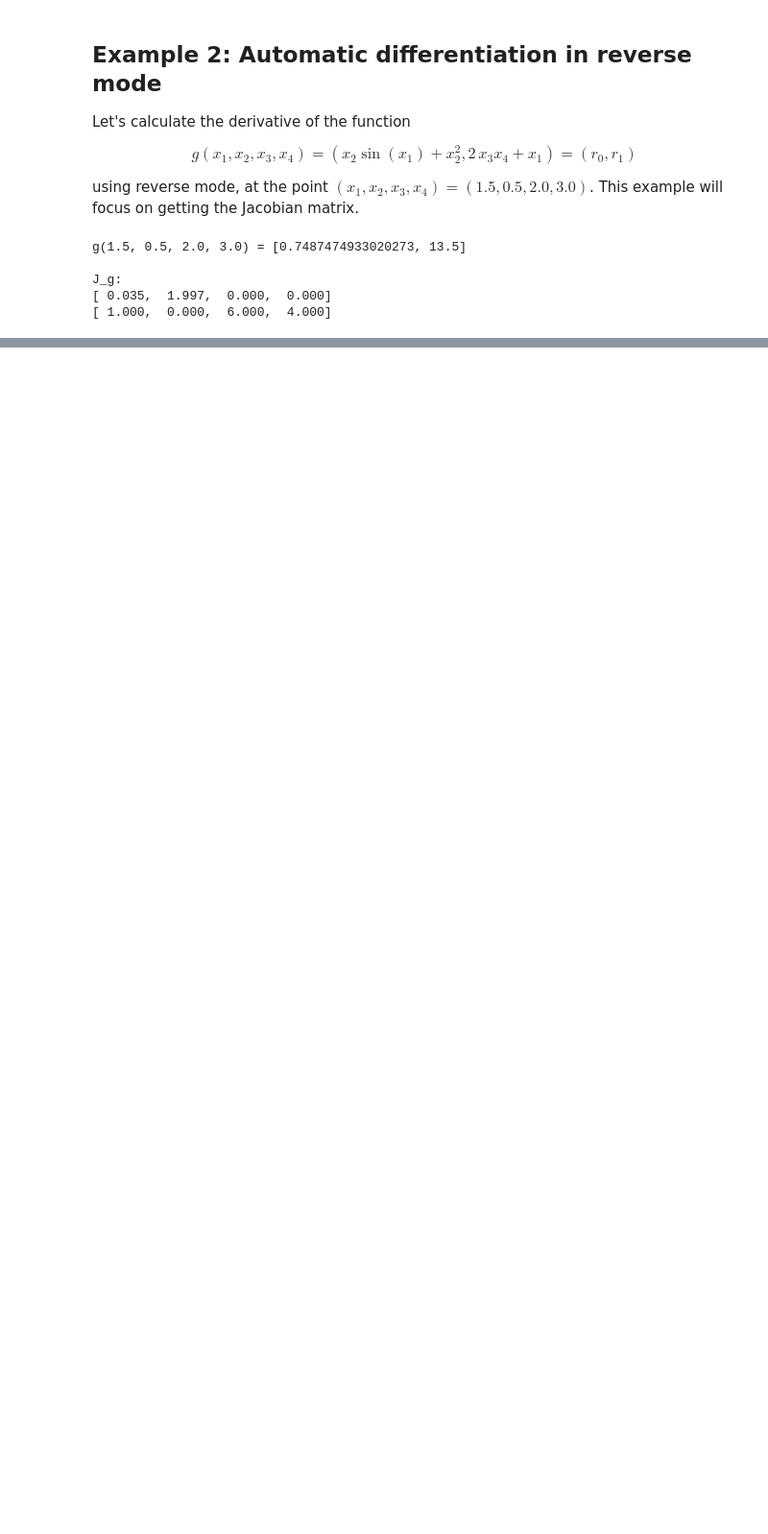
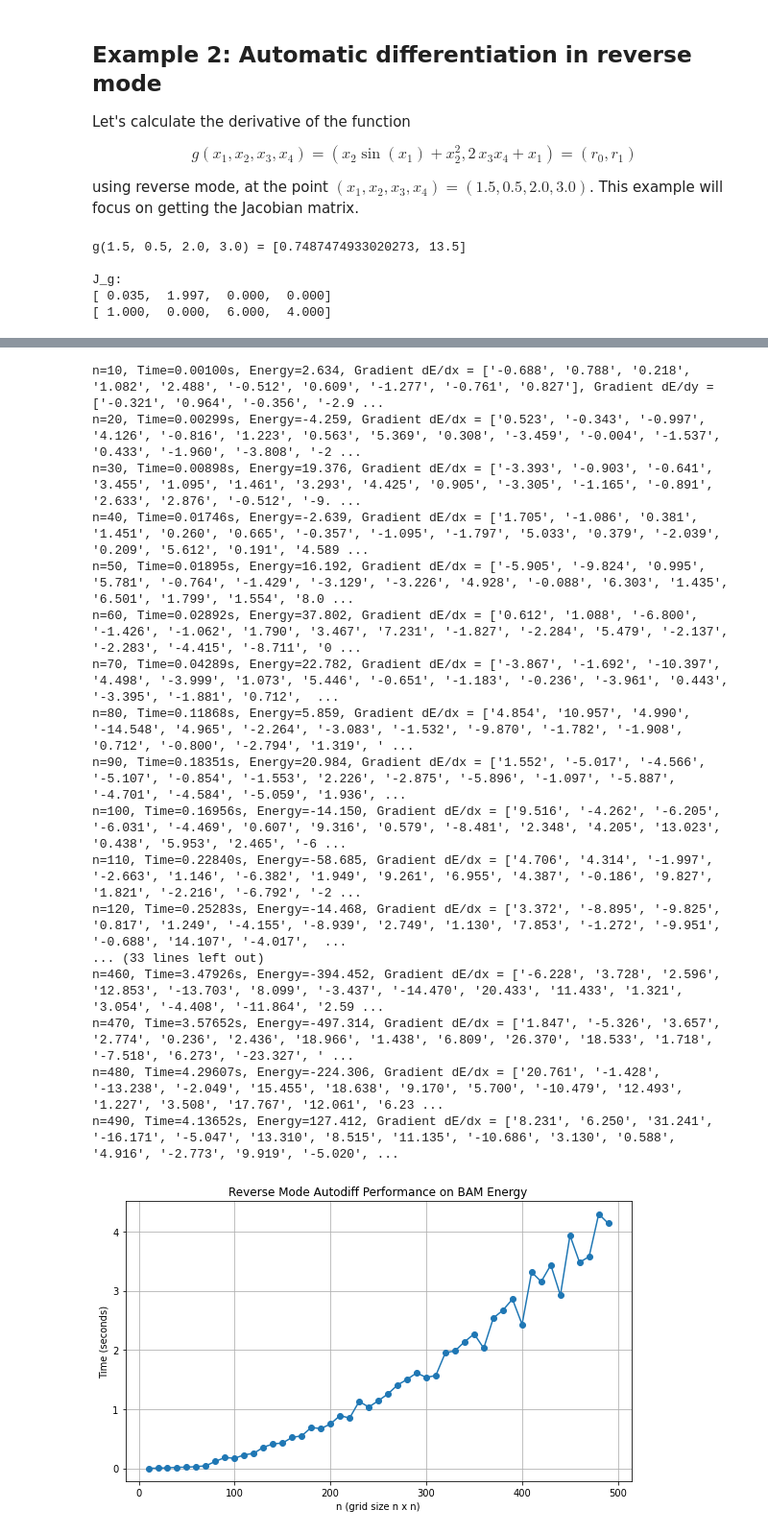
Before and after one commit to Isi-17/Thesis-M, a Jupyter notebook: 01-AD.ipynb, the cells around one changed output, grey strips where cells are left out. Shown at 96% size. Drawn from its saved outputs; the diff is of its cells as text; code cells hidden in the pictures; blank space fills up the shorter version.

```diff
--- a/01-AD.ipynb
+++ b/01-AD.ipynb
@@ -361,0 +788,69 @@ J_g:
+# %%
+def bam_energy_rev(x, y, W, theta, eta):
+    E = VariableReverse(0.0)
+    n = len(x)
+    # interaction term
+    for j in range(n):
+        for k in range(n):
+            E = E + (-W[k][j] * x[k] * y[j])
+    # theta term
+    for k in range(n):
+        E = E + (theta[k] * x[k])
+    # eta term
+    for j in range(n):
+        E = E + (eta[j] * y[j])
+    return E
+
+def generate_bam_params(n):
+    W = [[random.uniform(-1.0, 1.0) for _ in range(n)] for _ in range(n)]
+    theta = [random.uniform(-0.5, 0.5) for _ in range(n)]
+    eta = [random.uniform(-0.5, 0.5) for _ in range(n)]
+    return W, theta, eta
+
+def benchmark_bam_reverse(n):
+    W, theta, eta = generate_bam_params(n)
+    start = time.time()
+    input_vars = [VariableReverse(random.choice([-1.0, 1.0])) for _ in range(2*n)]
+    x = input_vars[:n]
+    y = input_vars[n:]
+    E = bam_energy_rev(x, y, W, theta, eta)
+    E.backward(1.0)
+    GradientX = [x_i.adjoint for x_i in x]
+    GradientY = [y_i.adjoint for y_i in y]
+    elapsed = time.time() - start
+    return elapsed, E.primal, GradientX, GradientY
+
+ns = list(range(10, 500, 10))
+times_reverse = []
+for n in ns:
+    t, energy, gradX, gradY = benchmark_bam_reverse(n)
+    print(f"n={n}, Time={t:.5f}s, Energy={energy:.3f}, Gradient dE/dx = {[f'{g:.3f}' for g in gradX]}, Gradient dE/dy = {[f'{g:.3f}' for g in gradY]}")
+    times_reverse.append(t)
+
+plt.figure(figsize=(8,5))
+plt.plot(ns, times_reverse, marker='o')
+plt.title("Reverse Mode Autodiff Performance on BAM Energy")
+plt.xlabel("n (grid size n x n)")
+plt.ylabel("Time (seconds)")
+plt.grid(True)
+plt.tight_layout()
+plt.show()
+# %% [output]
+n=10, Time=0.00100s, Energy=2.634, Gradient dE/dx = ['-0.688', '0.788', '0.218', '1.082', '2.488', '-0.512', '0.609', '-1.277', '-0.761', '0.827'], Gradient dE/dy = ['-0.321', '0.964', '-0.356', '-2.9 ...
+n=20, Time=0.00299s, Energy=-4.259, Gradient dE/dx = ['0.523', '-0.343', '-0.997', '4.126', '-0.816', '1.223', '0.563', '5.369', '0.308', '-3.459', '-0.004', '-1.537', '0.433', '-1.960', '-3.808', '-2 ...
+n=30, Time=0.00898s, Energy=19.376, Gradient dE/dx = ['-3.393', '-0.903', '-0.641', '3.455', '1.095', '1.461', '3.293', '4.425', '0.905', '-3.305', '-1.165', '-0.891', '2.633', '2.876', '-0.512', '-9. ...
+n=40, Time=0.01746s, Energy=-2.639, Gradient dE/dx = ['1.705', '-1.086', '0.381', '1.451', '0.260', '0.665', '-0.357', '-1.095', '-1.797', '5.033', '0.379', '-2.039', '0.209', '5.612', '0.191', '4.589 ...
+n=50, Time=0.01895s, Energy=16.192, Gradient dE/dx = ['-5.905', '-9.824', '0.995', '5.781', '-0.764', '-1.429', '-3.129', '-3.226', '4.928', '-0.088', '6.303', '1.435', '6.501', '1.799', '1.554', '8.0 ...
+n=60, Time=0.02892s, Energy=37.802, Gradient dE/dx = ['0.612', '1.088', '-6.800', '-1.426', '-1.062', '1.790', '3.467', '7.231', '-1.827', '-2.284', '5.479', '-2.137', '-2.283', '-4.415', '-8.711', '0 ...
+n=70, Time=0.04289s, Energy=22.782, Gradient dE/dx = ['-3.867', '-1.692', '-10.397', '4.498', '-3.999', '1.073', '5.446', '-0.651', '-1.183', '-0.236', '-3.961', '0.443', '-3.395', '-1.881', '0.712',  ...
+n=80, Time=0.11868s, Energy=5.859, Gradient dE/dx = ['4.854', '10.957', '4.990', '-14.548', '4.965', '-2.264', '-3.083', '-1.532', '-9.870', '-1.782', '-1.908', '0.712', '-0.800', '-2.794', '1.319', ' ...
+n=90, Time=0.18351s, Energy=20.984, Gradient dE/dx = ['1.552', '-5.017', '-4.566', '-5.107', '-0.854', '-1.553', '2.226', '-2.875', '-5.896', '-1.097', '-5.887', '-4.701', '-4.584', '-5.059', '1.936', ...
+n=100, Time=0.16956s, Energy=-14.150, Gradient dE/dx = ['9.516', '-4.262', '-6.205', '-6.031', '-4.469', '0.607', '9.316', '0.579', '-8.481', '2.348', '4.205', '13.023', '0.438', '5.953', '2.465', '-6 ...
+n=110, Time=0.22840s, Energy=-58.685, Gradient dE/dx = ['4.706', '4.314', '-1.997', '-2.663', '1.146', '-6.382', '1.949', '9.261', '6.955', '4.387', '-0.186', '9.827', '1.821', '-2.216', '-6.792', '-2 ...
+n=120, Time=0.25283s, Energy=-14.468, Gradient dE/dx = ['3.372', '-8.895', '-9.825', '0.817', '1.249', '-4.155', '-8.939', '2.749', '1.130', '7.853', '-1.272', '-9.951', '-0.688', '14.107', '-4.017',  ...
+... (33 lines left out)
+n=460, Time=3.47926s, Energy=-394.452, Gradient dE/dx = ['-6.228', '3.728', '2.596', '12.853', '-13.703', '8.099', '-3.437', '-14.470', '20.433', '11.433', '1.321', '3.054', '-4.408', '-11.864', '2.59 ...
+n=470, Time=3.57652s, Energy=-497.314, Gradient dE/dx = ['1.847', '-5.326', '3.657', '2.774', '0.236', '2.436', '18.966', '1.438', '6.809', '26.370', '18.533', '1.718', '-7.518', '6.273', '-23.327', ' ...
+n=480, Time=4.29607s, Energy=-224.306, Gradient dE/dx = ['20.761', '-1.428', '-13.238', '-2.049', '15.455', '18.638', '9.170', '5.700', '-10.479', '12.493', '1.227', '3.508', '17.767', '12.061', '6.23 ...
+n=490, Time=4.13652s, Energy=127.412, Gradient dE/dx = ['8.231', '6.250', '31.241', '-16.171', '-5.047', '13.310', '8.515', '11.135', '-10.686', '3.130', '0.588', '4.916', '-2.773', '9.919', '-5.020', ...
+[figure, added]
```
Also changed, not shown: parts of 28 cells of this notebook.
